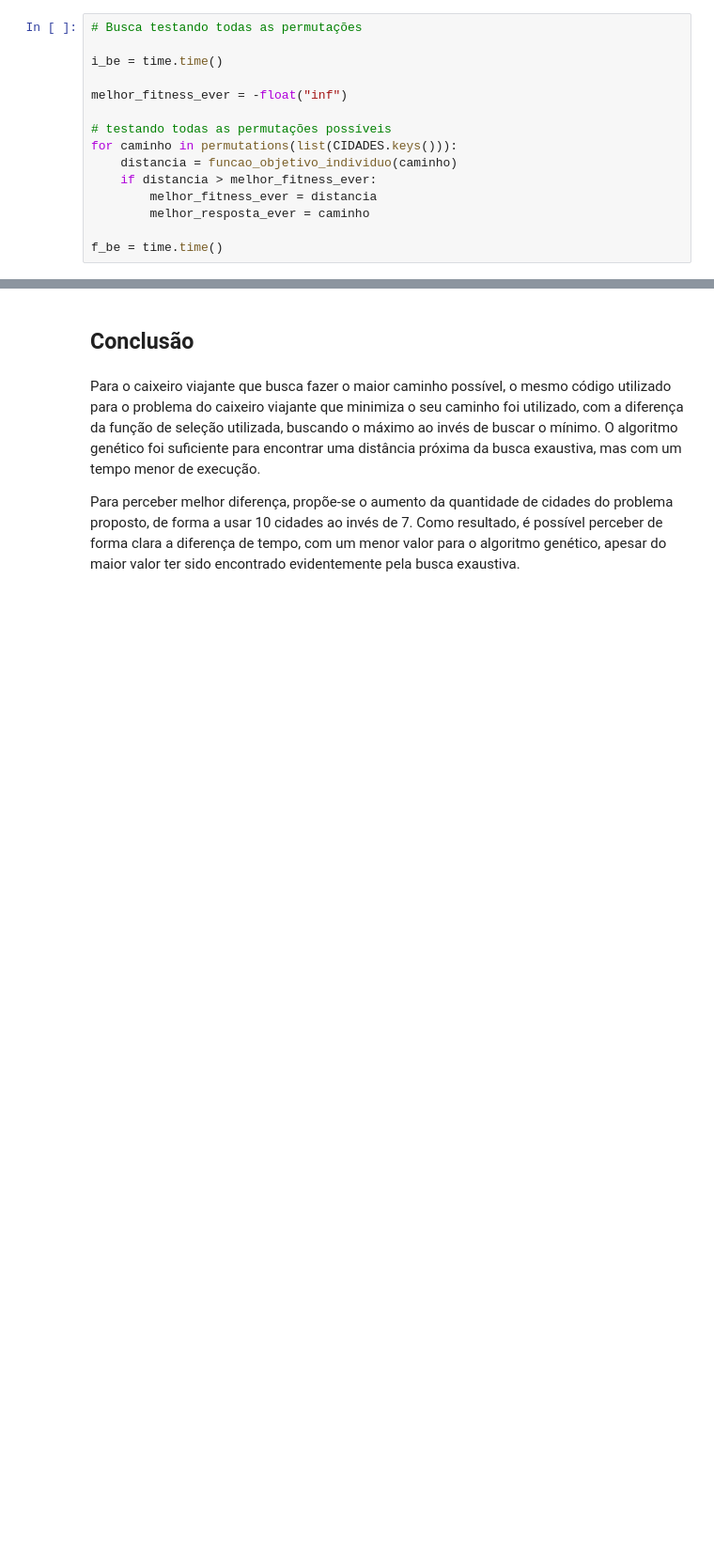
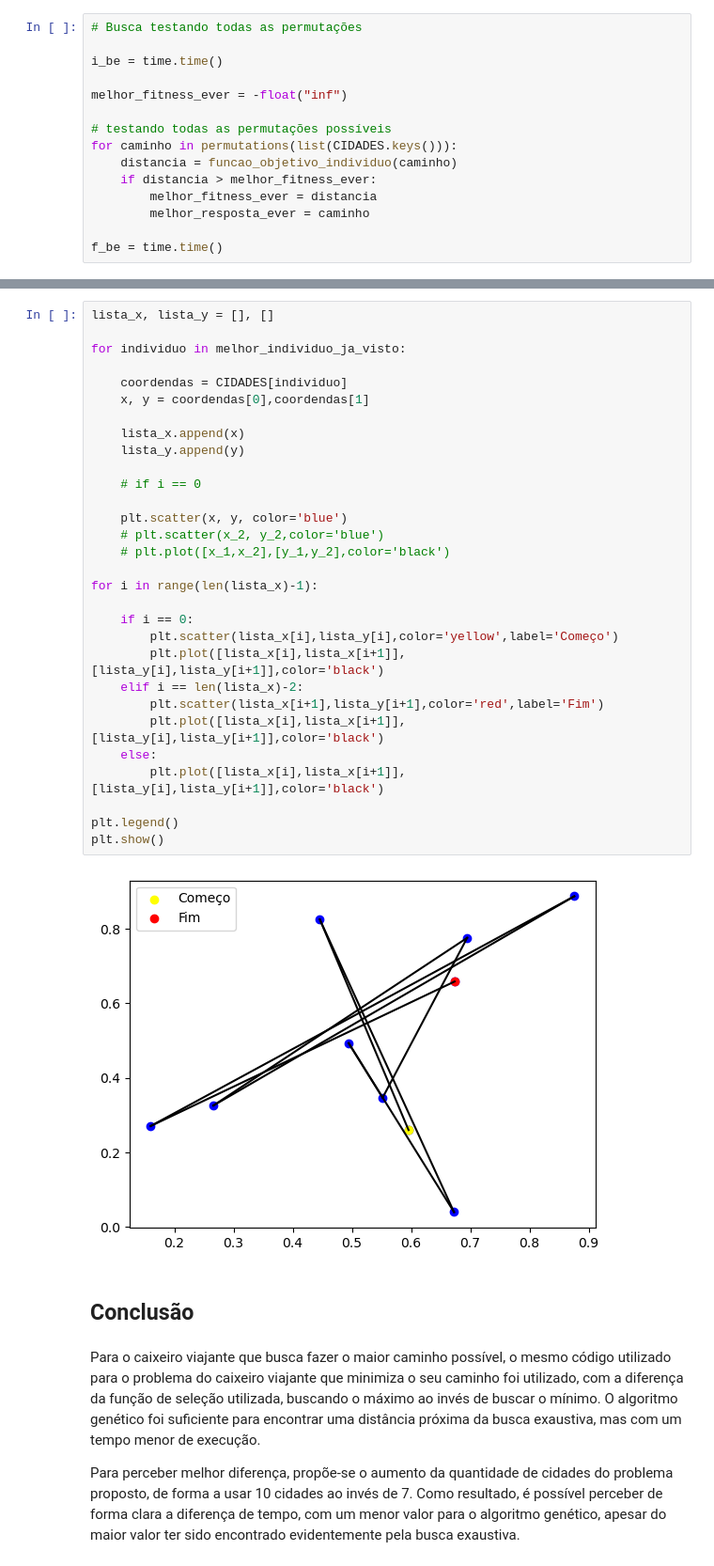
Before and after one commit to pedrozanineli/rnag, a Jupyter notebook: AlgoritmosGeneticos/experimento GA.03 - caixeiro com gasolina infinita.ipynb, the cells around one changed output, grey strips where cells are left out. Shown at 94% size. Drawn from its saved outputs; the diff is of its cells as text; blank space fills up the shorter version.

```diff
--- a/AlgoritmosGeneticos/experimento GA.03 - caixeiro com gasolina infinita.ipynb
+++ b/AlgoritmosGeneticos/experimento GA.03 - caixeiro com gasolina infinita.ipynb
@@ -262,3 +294,35 @@ networkx.draw(g, with_labels = True)
+# %%
+lista_x, lista_y = [], []
+
+for individuo in melhor_individuo_ja_visto:
+
+    coordendas = CIDADES[individuo]
+    x, y = coordendas[0],coordendas[1]
+
+    lista_x.append(x)
+    lista_y.append(y)
+
+    # if i == 0
+
+    plt.scatter(x, y, color='blue')
+    # plt.scatter(x_2, y_2,color='blue')
+    # plt.plot([x_1,x_2],[y_1,y_2],color='black')
+
+for i in range(len(lista_x)-1):
+
+    if i == 0:
+        plt.scatter(lista_x[i],lista_y[i],color='yellow',label='Começo')
+        plt.plot([lista_x[i],lista_x[i+1]],[lista_y[i],lista_y[i+1]],color='black')
+    elif i == len(lista_x)-2:
+        plt.scatter(lista_x[i+1],lista_y[i+1],color='red',label='Fim')
+        plt.plot([lista_x[i],lista_x[i+1]],[lista_y[i],lista_y[i+1]],color='black')
+    else:
+        plt.plot([lista_x[i],lista_x[i+1]],[lista_y[i],lista_y[i+1]],color='black')
+
+plt.legend()
+plt.show()
+# %% [output]
+[figure, added]
 # %% [markdown]
 ## Conclusão
 # %% [markdown]
```
Also changed, not shown: parts of 8 cells of this notebook.
